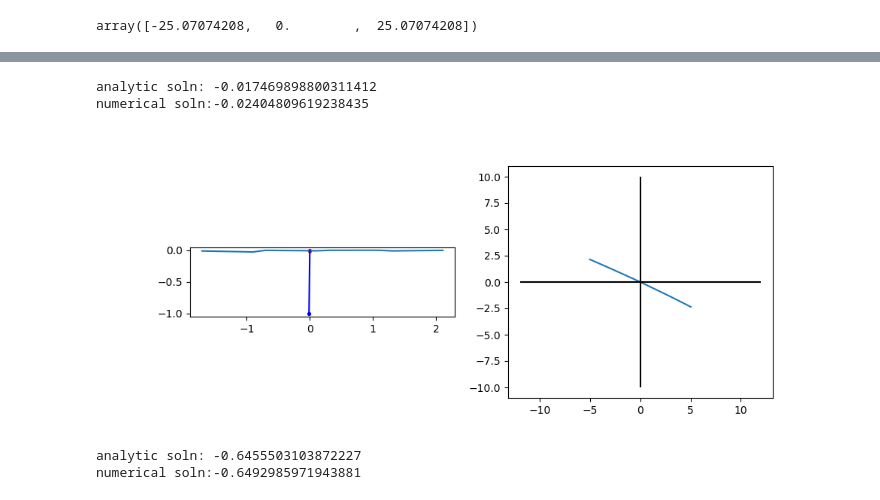
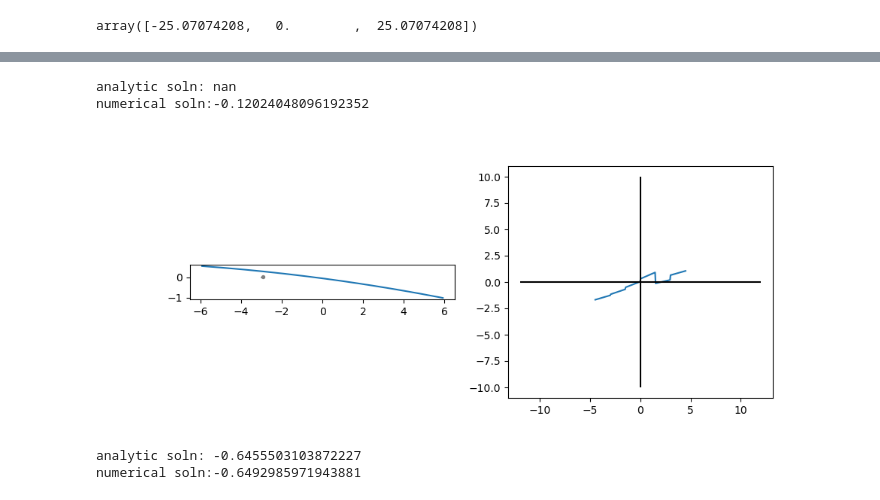
Before and after one commit to ellenle3/ifugen, a Jupyter notebook: python/surface_generator.ipynb, the cells around one changed output, grey strips where cells are left out. Cells and saved outputs as stored; diff of their text form; code cells hidden in the pictures.

```diff
--- a/python/surface_generator.ipynb
+++ b/python/surface_generator.ipynb
@@ -241,53 +241,53 @@ p_custom = load_slice_params_file(0)
 p = make_image_slicer_params_from_custom(p_custom)
 # %%
 p = ImageSlicerParams(
-    custom = False,
-    surface_type = 1,
-    n_each = 2,
+    custom = 0,
+    surface_type = 0,
+    n_each = 4,
     n_rows = 3,
     n_cols = 1,
-    angle_mode = 2,
-    dalpha = 6,
-    dbeta = -10,
-    dgamma = 6,
+    angle_mode = 1,
+    dalpha = 0,
+    dbeta = 0,
+    dgamma = 5,
     gamma_offset = 0,
     azps = 0,
     dsyx = 0,
     dsyz = 0,
     dsxy = 0,
     dsxz = 0,
-    du = 2,
-    alpha_cen = 8,
-    beta_cen = -5,
-    gamma_cen = 3,
+    du = 0,
+    alpha_cen = 0,
+    beta_cen = 0,
+    gamma_cen = 0,
     syx_cen = 0,
     syz_cen = 0,
     sxy_cen = 0,
     sxz_cen = 0,
     u_cen = 0,
-    dx = 10,
-    dy = 3,
-    c = -1/80,
+    dx = 12,
+    dy = 1,
+    c = -1/100,
     k = 0,
     gx_width = 0,
-    gx_depth = 2,
+    gx_depth = 0,
     gy_width = 0,
-    gy_depth = 1
+    gy_depth = 0
 )
 p_custom = np.array([])
 
 trace_walls = True
 
-yt = 0
+yt = -3
 x = np.linspace(-20, 20, 200)
 surf = np.zeros(len(x))
 for i,x1 in enumerate(x):
     surf[i] = make_image_slicer(x1, yt, p, p_custom)
 
-xt = 0
-l = 0
-m = 1
-n = 0.5
+xt = -3
+l = -2/3
+m = 2/3
+n = -1/3
 
 norm = np.sqrt(l*l+m*m+n*n)
 l /= norm
@@ -304,36 +304,36 @@ print("analytic soln: " + str(ray_out.t))
 t = np.linspace(-12, 12, 500)
 feval = np.zeros(len(t))
 for i,t1 in enumerate(t):
     feval[i] = transfer_function(t1, ray_in, p, p_custom)
 idx = np.nanargmin(np.abs(feval))
 tnum = t[idx]
 print("numerical soln:" + str(tnum))
 
 fig, axs = plt.subplots(nrows=1, ncols=2, figsize=(10,4))
 axs[0].plot(x, surf)
 
 # Draw analytically calculated ray and surface normal
 axs[0].plot([ray_in.xt, ray_out.xs], [0, ray_out.zs], c='r', zorder=1)
 axs[0].scatter([ray_out.xs], [ray_out.zs], c='r', s=8, zorder=1)
 axs[0].plot([ray_out.xs, ray_out.xs + ray_out.ln], [ray_out.zs, ray_out.zs + ray_out.nn], c='b')
 axs[0].scatter([ray_out.xs + ray_out.ln], [ray_out.zs + ray_out.nn], c='b', s=8, zorder=10)
 
 # Numerically determined ray
 axs[0].plot([ray_in.xt, ray_in.xt + tnum*ray_in.l], [0, tnum*ray_in.n], c='gray', zorder=0)
 axs[0].scatter([ray_in.xt + tnum*ray_in.l], [tnum*ray_in.n], c='gray', s=8, zorder=0)
 
 axs[0].set_aspect("equal")
 
 axs[1].plot(t, feval)
 axs[1].hlines(0, t[0], t[-1], colors='k')
 axs[1].vlines(0, -10, 10, colors='k')
 #axs[1].set_ylim(np.nanmin(feval), np.nanmax(feval))
 
 plt.show()
 # %% [output]
-analytic soln: -0.017469898800311412
-numerical soln:-0.02404809619238435
+analytic soln: nan
+numerical soln:-0.12024048096192352
-[figure, old version]
+[figure, new version]
 # %%
 p = ImageSlicerParams(
     custom = 0,
```
Also changed, not shown: parts of 1 cell of this notebook, 16 other files.
